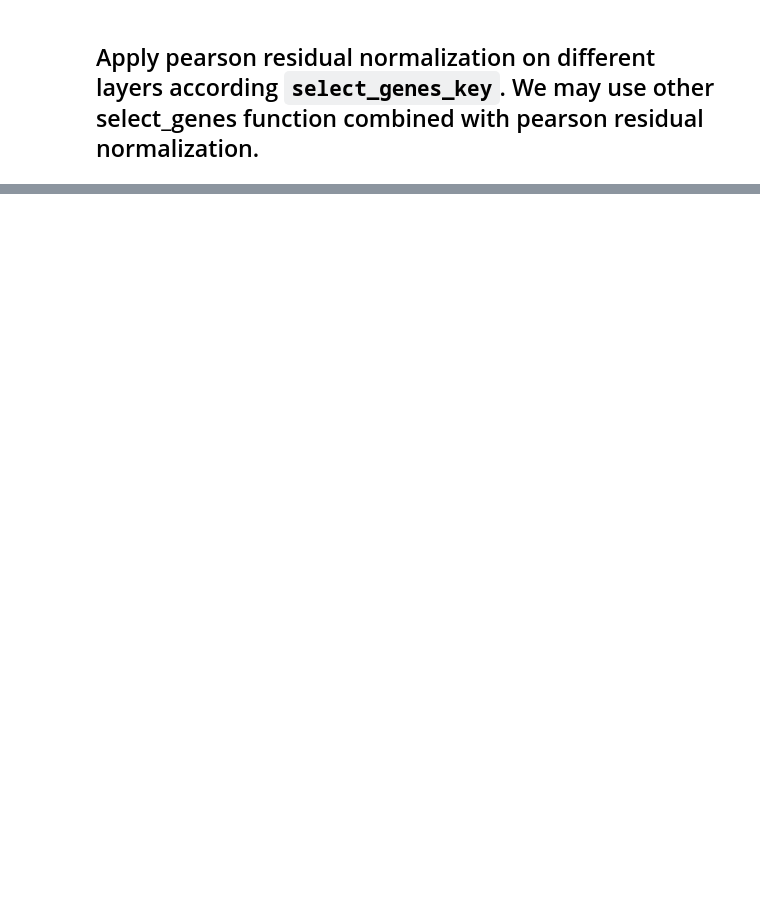
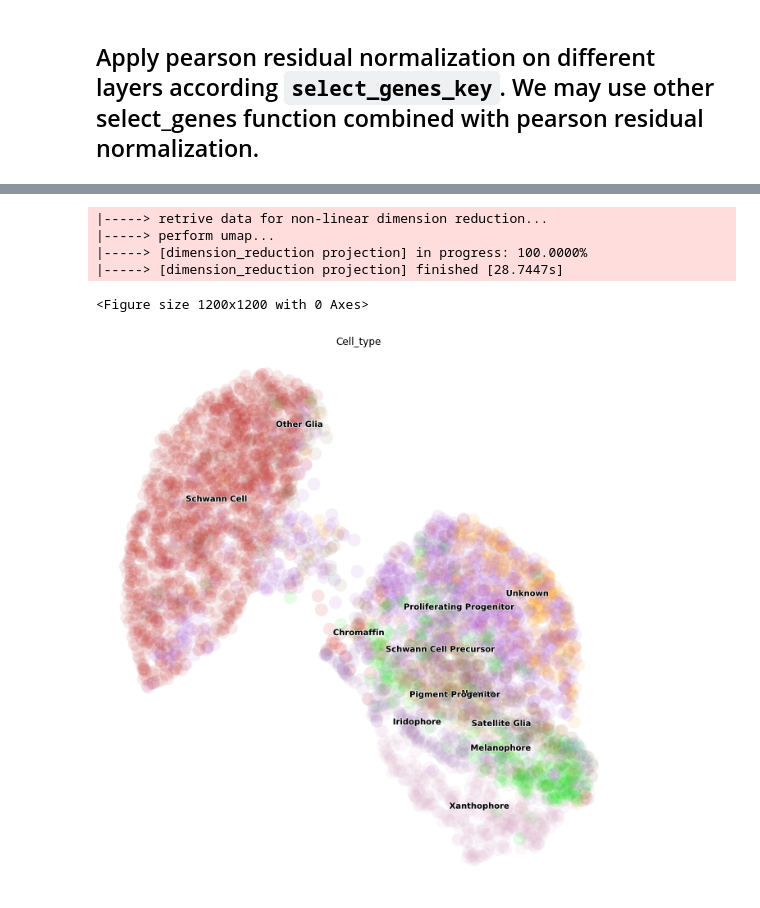
Before and after one commit to aristoteleo/dynamo-notebooks, a Jupyter notebook: normalization/preprocessor-pearson-residual-visualization.ipynb, the cells around one changed output, grey strips where cells are left out. Cells and saved outputs as stored; diff of their text form; code cells hidden in the pictures; blank space fills up the shorter version.

```diff
--- a/normalization/preprocessor-pearson-residual-visualization.ipynb
+++ b/normalization/preprocessor-pearson-residual-visualization.ipynb
@@ -25,0 +28,9 @@ adata = dyn.sample_data.zebrafish()
+# %%
+print(adata.X.min(), adata.X.max(), adata.X.mean())
+adata.layers["spliced"] = adata.layers["spliced"].toarray()
+temp = adata.layers["spliced"][~np.isnan(adata.layers["spliced"])]
+print("unspliced data ")
+print(temp.min(), temp.max(), temp.mean(),  temp.std())
+adata.layers["unspliced"] = adata.layers["unspliced"].toarray()
+temp = adata.layers["unspliced"][~np.isnan(adata.layers["unspliced"])]
+print(temp.min(), temp.max(), temp.mean(), temp.std())
@@ -52,0 +82,10 @@ preprocessor.preprocess_adata(adata)
+# %%
+dyn.tl.reduceDimension(adata,basis="pca")
+dyn.pl.umap(adata, color="Cell_type", figsize=(12, 12))
+# %% [output]
+|-----> retrive data for non-linear dimension reduction...
+|-----> perform umap...
+|-----> [dimension_reduction projection] in progress: 100.0000%
+|-----> [dimension_reduction projection] finished [28.7447s]
+<Figure size 1200x1200 with 0 Axes>
+[figure, added]
```
Also changed, not shown: parts of 14 cells of this notebook, 3 other files.
